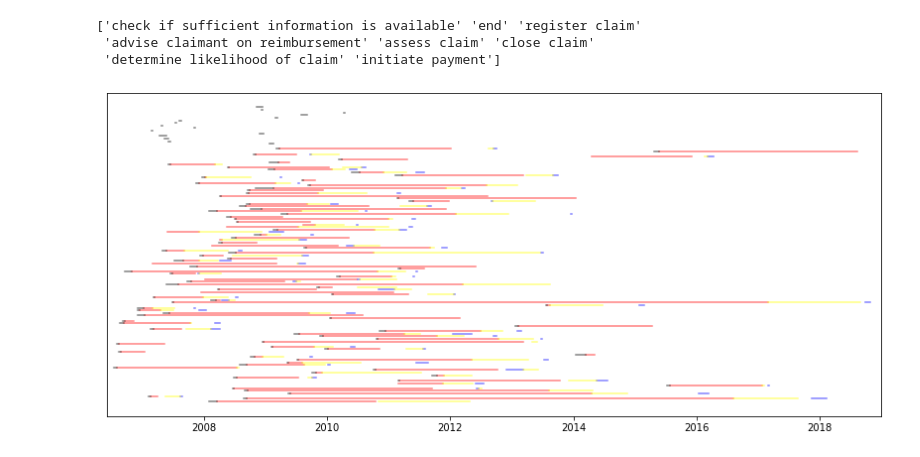
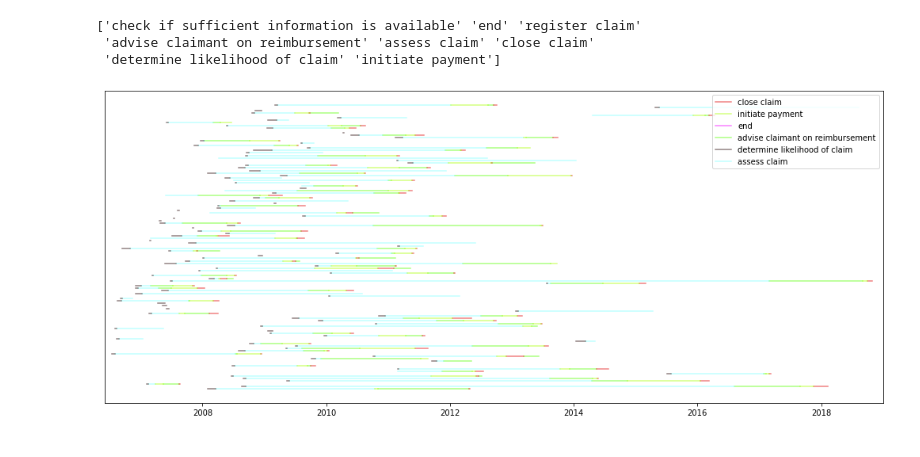
Before and after one commit to Sroka-Bartosz/Allen-fuzzy-logs-relation-analysis, a Jupyter notebook: logs_analysis.ipynb, the cells around one changed output. Cells and saved outputs as stored; diff of their text form; code cells hidden in the pictures.

```diff
--- a/logs_analysis.ipynb
+++ b/logs_analysis.ipynb
@@ -108,0 +31,21 @@ def calculate_timestamp_metrics(df: pd.DataFrame, task_col: str):
+# %%
+def convert_logs_to_start_complete_by_status(df:pd.DataFrame, status: 'str', timestamp: 'str') -> pd.DataFrame:
+    """
+    from column timestamp and status [complete, start] generate a new two column start_timestamp and end_timestamp
+    """
+    df['start_timestamp'] = df.loc[df[status] == 'start', timestamp]
+    df['complete_timestamp'] = df.loc[df[status] == 'complete', timestamp]
+    df.drop([status, timestamp], axis=1, inplace=True)
+    return df
+
+def grouped_start_complete_timestamp_to_one_row(df: pd.DataFrame) -> pd.DataFrame:
+    """
+    grouped two rows first like [NaT, complete_timestamp] and second like [start_timestamp, NaT]
+    to one row [start_timestamp, complete_timestamp]
+    """
+    # choose column to be grouped - start_timestamp and complete_timestamp
+    columns_grouped = [col for col in df.columns.values if (col != 'start_timestamp' and col != 'complete_timestamp')]
+    grouped = df.groupby(columns_grouped, as_index=False)
+
+    # Columns aggregation using first and last argument
+    return grouped.agg({'start_timestamp': 'first', 'complete_timestamp': 'last'})
@@ -197,7 +274,8 @@ calculate_timestamp_metrics(df1, task_col)
 ### Analiza 'org:resource' == 'Claims handler'
 # %%
 claims_handler = df.loc[df['org:resource'] == 'Claims handler']
-print(df['concept:name'].unique())
+list_of_tasks = df['concept:name'].unique()
+print(list_of_tasks)
 # %% [output]
 ['check if sufficient information is available' 'end' 'register claim'
  'advise claimant on reimbursement' 'assess claim' 'close claim'
@@ -211,14 +283,10 @@ end = claims_handler.loc[claims_handler['concept:name'] == 'end']
 # %%
 xlim_lower = datetime.strptime('2006-06-01', '%Y-%m-%d')
 xlim_upper = datetime.strptime('2019-01-01', '%Y-%m-%d')
 
-fig, ax = plt.subplots(figsize=[14,6])
-plot_only_lines(assess_claim, xlim=(xlim_lower, xlim_upper), plot_color='red', ax=ax)
-plot_only_lines(close_claim, xlim=(xlim_lower, xlim_upper), plot_color='blue', ax=ax)
-plot_only_lines(determine_likelihood_of_claim, xlim=(xlim_lower, xlim_upper), plot_color='black', ax=ax)
-plot_only_lines(advise_claimant_on_reimbursement, xlim=(xlim_lower, xlim_upper), plot_color='yellow', ax=ax)
+plot_tasks(df=claims_handler, task_col='concept:name', list_of_tasks=list_of_tasks, xlim=(xlim_lower, xlim_upper))
 # %% [output]
-[figure, old version]
+[figure, new version]
 # %%
 xlim_lower = datetime.strptime('2005-06-01', '%Y-%m-%d')
 xlim_upper = datetime.strptime('2019-01-01', '%Y-%m-%d')
```
Also changed, not shown: parts of 25 cells of this notebook.
